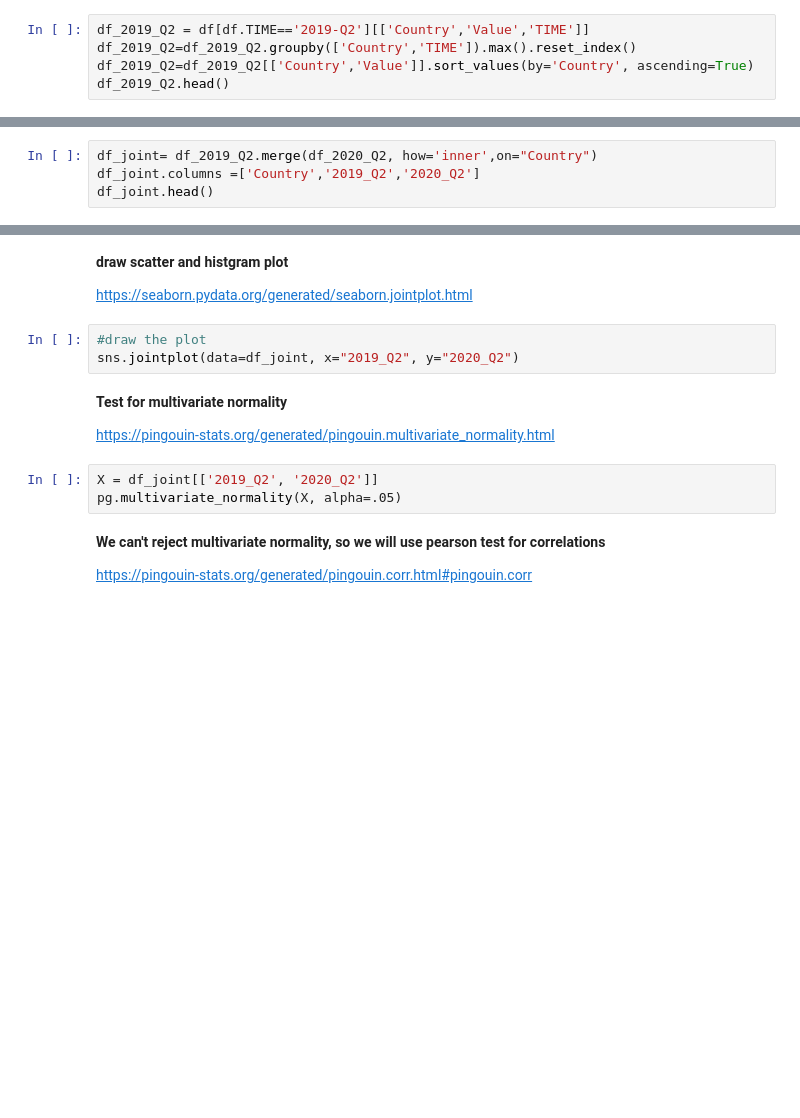
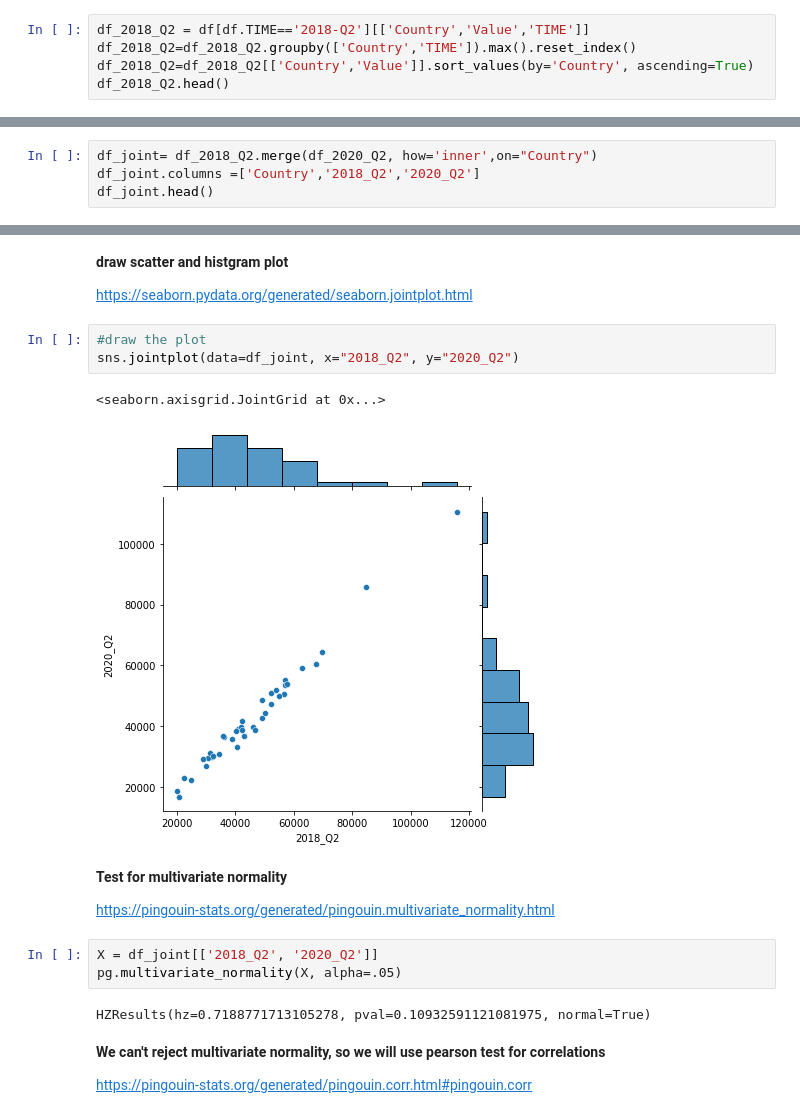
Before and after one commit to hz2582/NYU_Integrated_Marketing, a Jupyter notebook: Haoming_Zhang_Statistical_1055_capstone_3.ipynb, the cells around one changed output, grey strips where cells are left out. Saved outputs shown, nothing was run; the diff lists cells and outputs as text; blank space fills up the shorter version.

```diff
--- a/Haoming_Zhang_Statistical_1055_capstone_3.ipynb
+++ b/Haoming_Zhang_Statistical_1055_capstone_3.ipynb
@@ -222,7 +231,7 @@ df.head()
 
 https://pingouin-stats.org/generated/pingouin.ttest.html#pingouin.ttest
 # %%
-df_2019_Q2 = df[df.TIME=='2019-Q2'][['Country','Value','TIME']]
-df_2019_Q2=df_2019_Q2.groupby(['Country','TIME']).max().reset_index()
-df_2019_Q2=df_2019_Q2[['Country','Value']].sort_values(by='Country', ascending=True)
-df_2019_Q2.head()
+df_2018_Q2 = df[df.TIME=='2018-Q2'][['Country','Value','TIME']]
+df_2018_Q2=df_2018_Q2.groupby(['Country','TIME']).max().reset_index()
+df_2018_Q2=df_2018_Q2[['Country','Value']].sort_values(by='Country', ascending=True)
+df_2018_Q2.head()
@@ -257,6 +288,6 @@ pg.wilcoxon(pre, post, tail='two-sided')
 #install package
 import seaborn as sns
 # %%
-df_joint= df_2019_Q2.merge(df_2020_Q2, how='inner',on="Country")
-df_joint.columns =['Country','2019_Q2','2020_Q2']
+df_joint= df_2018_Q2.merge(df_2020_Q2, how='inner',on="Country")
+df_joint.columns =['Country','2018_Q2','2020_Q2']
 df_joint.head()
@@ -266,14 +304,19 @@ df_joint.head()
 https://seaborn.pydata.org/generated/seaborn.jointplot.html
 # %%
 #draw the plot
-sns.jointplot(data=df_joint, x="2019_Q2", y="2020_Q2")
+sns.jointplot(data=df_joint, x="2018_Q2", y="2020_Q2")
+# %% [output]
+<seaborn.axisgrid.JointGrid at 0x...>
+[figure, added]
 # %% [markdown]
 **Test for multivariate normality**
 
 https://pingouin-stats.org/generated/pingouin.multivariate_normality.html
 # %%
-X = df_joint[['2019_Q2', '2020_Q2']]
+X = df_joint[['2018_Q2', '2020_Q2']]
 pg.multivariate_normality(X, alpha=.05)
+# %% [output]
+HZResults(hz=0.7188771713105278, pval=0.10932591121081975, normal=True)
 # %% [markdown]
 **We can't reject multivariate normality, so we will use pearson test for correlations**
 
```
Also changed, not shown: parts of 19 cells of this notebook.
